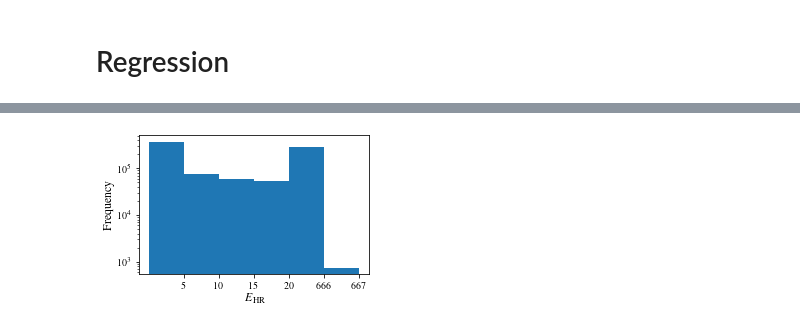
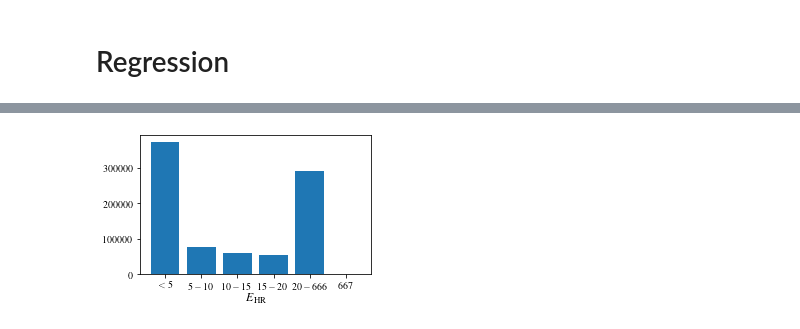
Before and after one commit to Zianor/Bachelorarbeit, a Jupyter notebook: Implementation/src/notebooks/label_investigation.ipynb, the cells around one changed output, grey strips where cells are left out. Drawn from its saved outputs; the diff is of its cells as text; code cells hidden in the pictures.

```diff
--- a/Implementation/src/notebooks/label_investigation.ipynb
+++ b/Implementation/src/notebooks/label_investigation.ipynb
@@ -234,16 +234,20 @@ mask_3 = data_10['quality_class'] == 3
 mask_2 = data_10['quality_class'] == 2
 mask_1 = data_10['quality_class'] == 1
 mask_0 = data_10['quality_class'] == 0
-data_10.loc[mask_5, 'quality_class'] = 0
-data_10.loc[mask_4, 'quality_class'] = 1
-data_10.loc[mask_3, 'quality_class'] = 2
-data_10.loc[mask_2, 'quality_class'] = 3
-data_10.loc[mask_1, 'quality_class'] = 4
-data_10.loc[mask_0, 'quality_class'] = 5
-data_10['quality_class'].plot(figsize=utils.get_plt_normal_size(), kind='hist', bins=[0, 1, 2, 3, 4, 5, 6], log=True)
-plt.xticks([1, 2, 3, 4, 5, 6],["5", "10", "15", "20", "666", "667"])
-plt.xlabel('$E\\textsubscript{HR}$')
-if save:
-    plt.savefig(os.path.join(utils.get_thesis_pic_path(),'data-E-HR-5-20.pdf'), bbox_inches='tight', transparent=True, dpi=300)
+percent_5 = len(data_10[mask_5])
+percent_10 = len(data_10[mask_4])
+percent_15 = len(data_10[mask_3])
+percent_20 = len(data_10[mask_2])
+percent_25 = len(data_10[mask_1])
+percent_unusable = len(data_10[mask_0])
-# %% [output]
-[figure, removed]
+# %%
+arr = np.array([percent_5, percent_10, percent_15, percent_20,
+               percent_25, percent_unusable])
+data = pd.Series(arr, index=['$<5$', '$5-10$', '$10-15$', '$15-20$', '$20-666$', '$667$'])
+plt.figure(figsize=utils.get_plt_normal_size())
+plt.bar(x=data.index, height=data.values)
+plt.xlabel('$E\\textsubscript{HR}$')
+if save:
+    plt.savefig(os.path.join(utils.get_thesis_pic_path(),'data-E-HR-bar.pdf'), transparent=True, bbox_inches='tight', dpi=300)
+# %% [output]
+[figure, added]
```
Also changed, not shown: parts of 1 cell of this notebook.
